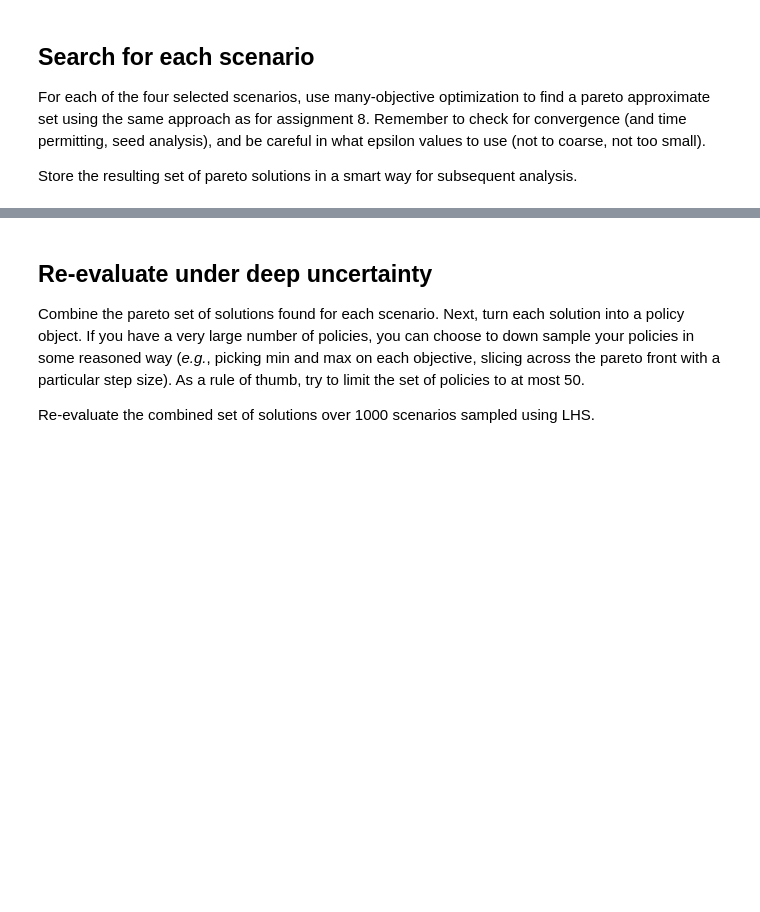
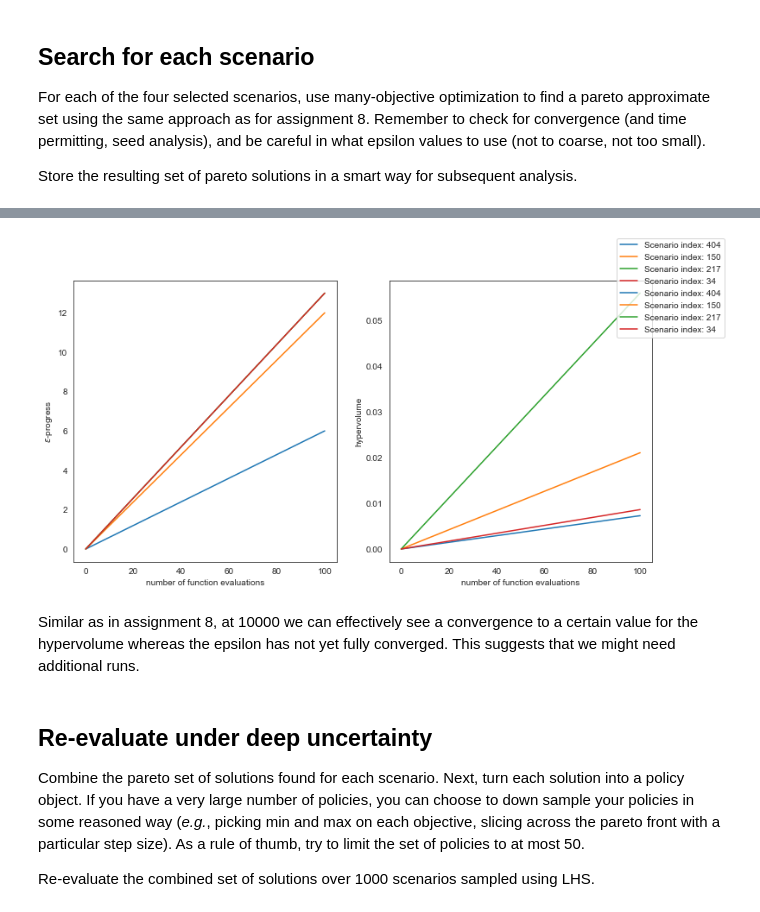
Before and after one commit to willygpv/EPA1361, a Jupyter notebook: Assignments week 5-6/assignment 9 - multi-scenario MORDM.ipynb, the cells around one changed output, grey strips where cells are left out. Saved outputs shown, nothing was run; the diff lists cells and outputs as text; code cells hidden in the pictures; blank space fills up the shorter version.

```diff
--- a/Assignments week 5-6/assignment 9 - multi-scenario MORDM.ipynb
+++ b/Assignments week 5-6/assignment 9 - multi-scenario MORDM.ipynb
@@ -14,0 +79,5 @@ Store the resulting set of pareto solutions in a smart way for subsequent analys
+# %%
+# we now make 'Scenario' objects to be compatible with the ema_workbench
+from ema_workbench import Scenario
+
+scenarios = [Scenario(f"Scenario index: {index}" , **row) for index, row in scenarios.iterrows()]
@@ -14,0 +126,25 @@ Store the resulting set of pareto solutions in a smart way for subsequent analys
+# %%
+# perform the analysis
+from ema_workbench.em_framework.optimization import (HyperVolume, EpsilonProgress)
+from ema_workbench import Constraint
+
+convergence_metrics = [HyperVolume.from_outcomes(lake_model.outcomes),
+                       EpsilonProgress()]
+
+constraints = [Constraint("max pollution", outcome_names="max_P",
+                          function=lambda x:max(0, x-5))]
+
+nfe = 1000 #############################3 remember to make this run 10000 times
+results_deep = []
+convergence_all = []
+
+for scenario in scenarios:
+    with MultiprocessingEvaluator(lake_model) as evaluator:
+        results_runs, convergence = evaluator.optimize(nfe=nfe, searchover='levers',
+                                        epsilons=[0.05, 0.05, 0.05, 0.05],
+                                        convergence=convergence_metrics,
+                                        constraints=constraints,
+                                        reference=scenario)
+
+        results_deep.append(results_runs)
+        convergence_all.append(convergence)
@@ -15,3 +169,22 @@ Store the resulting set of pareto solutions in a smart way for subsequent analys
+# %%
+# plot the results
+fig, (ax1, ax2) = plt.subplots(ncols=2, sharex=True, figsize=(12,6))
+
+for i, con in enumerate(convergence_all):
+    ax1.plot(con.nfe, con.epsilon_progress, label=f'Scenario index: {indexes_scenarios[i]}')
+    ax2.plot(con.nfe, con.hypervolume, label=f'Scenario index: {indexes_scenarios[i]}')
+
+ax1.set_ylabel('$\epsilon$-progress')
+ax2.set_ylabel('hypervolume')
+
+ax1.set_xlabel('number of function evaluations')
+ax2.set_xlabel('number of function evaluations')
+fig.legend()
+plt.show()
+# %% [output]
+[figure, added]
+# %% [markdown]
+Similar as in assignment 8, at 10000 we can effectively see a convergence to a certain value for the hypervolume whereas the epsilon has not yet fully converged. This suggests that we might need additional runs.
 # %% [markdown]
 ## Re-evaluate under deep uncertainty
 
```
Also changed, not shown: parts of 23 cells of this notebook, 1 other file.
